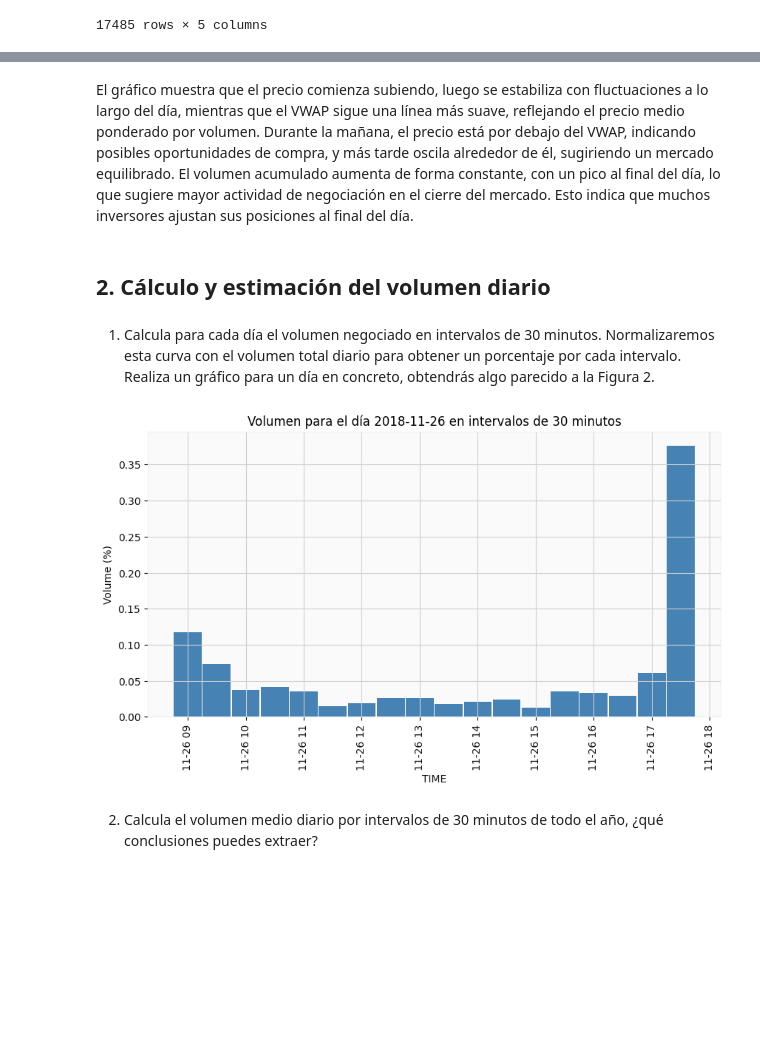
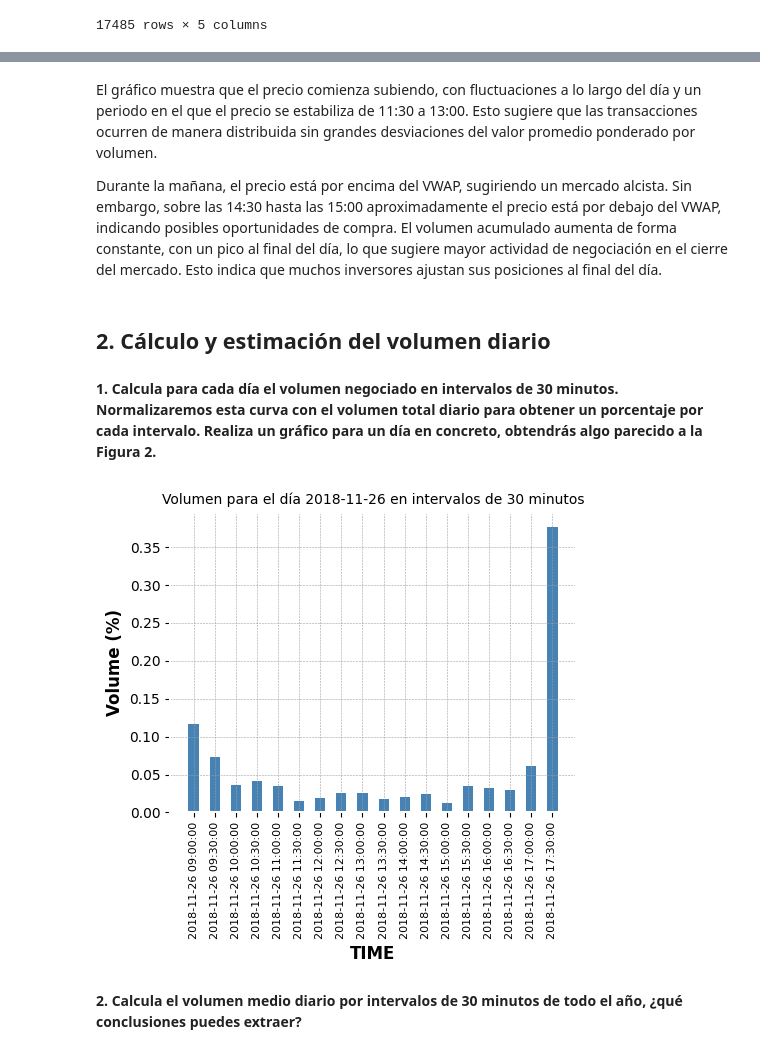
Before and after one commit to lucia-corsan/IAA-Finance, a Jupyter notebook: Labs/Lab 2/Lab2.ipynb, the cells around one changed output, grey strips where cells are left out. Drawn from its saved outputs; the diff is of its cells as text; code cells hidden in the pictures; blank space fills up the shorter version.

```diff
--- a/Labs/Lab 2/Lab2.ipynb
+++ b/Labs/Lab 2/Lab2.ipynb
@@ -179,35 +192,45 @@ plt.show()
 # %% [markdown]
-El gráfico muestra que el precio comienza subiendo, luego se estabiliza con fluctuaciones a lo largo del día, mientras que el VWAP sigue una línea más suave, reflejando el precio medio ponderado por volumen. Durante la mañana, el precio está por debajo del VWAP, indicando posibles oportunidades de compra, y más tarde oscila alrededor de él, sugiriendo un mercado equilibrado. El volumen acumulado aumenta de forma constante, con un pico al final del día, lo que sugiere mayor actividad de negociación en el cierre del mercado. Esto indica que muchos inversores ajustan sus posiciones al final del día.
+El gráfico muestra que el precio comienza subiendo, con fluctuaciones a lo largo del día y un periodo en el que el precio se estabiliza de 11:30 a 13:00. Esto sugiere que las transacciones ocurren de manera distribuida sin grandes desviaciones del valor promedio ponderado por volumen.
+
+Durante la mañana, el precio está por encima del VWAP, sugiriendo un mercado alcista. Sin embargo, sobre las 14:30 hasta las 15:00 aproximadamente el precio está por debajo del VWAP, indicando posibles oportunidades de compra. El volumen acumulado aumenta de forma constante, con un pico al final del día, lo que sugiere mayor actividad de negociación en el cierre del mercado. Esto indica que muchos inversores ajustan sus posiciones al final del día.
 # %% [markdown]
 ## 2. Cálculo y estimación del volumen diario
 # %% [markdown]
-1. Calcula para cada día el volumen negociado en intervalos de 30 minutos. Normalizaremos esta curva con el volumen total diario para obtener un porcentaje por cada intervalo. Realiza un gráfico para un día en concreto, obtendrás algo parecido a la Figura 2.
+**1. Calcula para cada día el volumen negociado en intervalos de 30 minutos. Normalizaremos esta curva con el volumen total diario para obtener un porcentaje por cada intervalo. Realiza un gráfico para un día en concreto, obtendrás algo parecido a la Figura 2.**
 # %%
+# Agrupar el volumen en intervalos de 30 minutos
+df_volumen_30m = df_final.resample("30min")["VOLUMEN"].sum()
+
+# Normalizar dividiendo por el volumen total diario
+df_volumen_30m /= df_volumen_30m.groupby(df_volumen_30m.index.date).transform("sum")
+
 # Elegir un día específico
 fecha_elegida = "2018-11-26"
 
 # Filtrar los datos para la fecha elegida
-df_dia = df_final[df_final.index.date == pd.to_datetime(fecha_elegida).date()].copy()
+df_dia = df_volumen_30m[df_volumen_30m.index.date == pd.to_datetime(fecha_elegida).date()].copy()
 
-# Agrupar el volumen en intervalos de 30 minutos
-df_volumen_30m = df_dia.resample("30T")["VOLUMEN"].sum()
+# **Eliminar los valores donde el volumen sea 0**
+df_dia_plot = df_dia[df_dia > 0]
 
-# Normalizar dividiendo por el volumen total diario
-df_volumen_30m /= df_volumen_30m.sum()
+# Crear el gráfico con formato similar al que subiste
+plt.figure(figsize=(5, 5))  # Formato más cuadrado
+plt.bar(df_dia_plot.index, df_dia_plot, width=0.01, color="steelblue")  # Ajustar el ancho de las barras
 
-# Graficar los datos
-plt.figure(figsize=(10, 5))
-plt.bar(df_volumen_30m.index, df_volumen_30m, width=0.02, color="steelblue")
+# Formatear el eje X con todas las horas
+plt.xticks(df_dia_plot.index, [t.strftime('%Y-%m-%d %H:%M:%S') for t in df_dia_plot.index], rotation=90, fontsize=8)
 
 # Formato del gráfico
 plt.xlabel("TIME")
 plt.ylabel("Volume (%)")
-plt.xticks(rotation=90)
-plt.title(f"Volumen para el día {fecha_elegida} en intervalos de 30 minutos")
+plt.title(f"Volumen para el día {fecha_elegida} en intervalos de 30 minutos", fontsize=10)
+
+# Mejorar los márgenes y layout
+plt.tight_layout()
 
 # Mostrar el gráfico
 plt.show()
 # %% [output]
-[figure, old version]
+[figure, new version]
 # %% [markdown]
-2. Calcula el volumen medio diario por intervalos de 30 minutos de todo el año, ¿qué conclusiones puedes extraer?
+**2. Calcula el volumen medio diario por intervalos de 30 minutos de todo el año, ¿qué conclusiones puedes extraer?**
```
Also changed, not shown: parts of 32 cells of this notebook.
